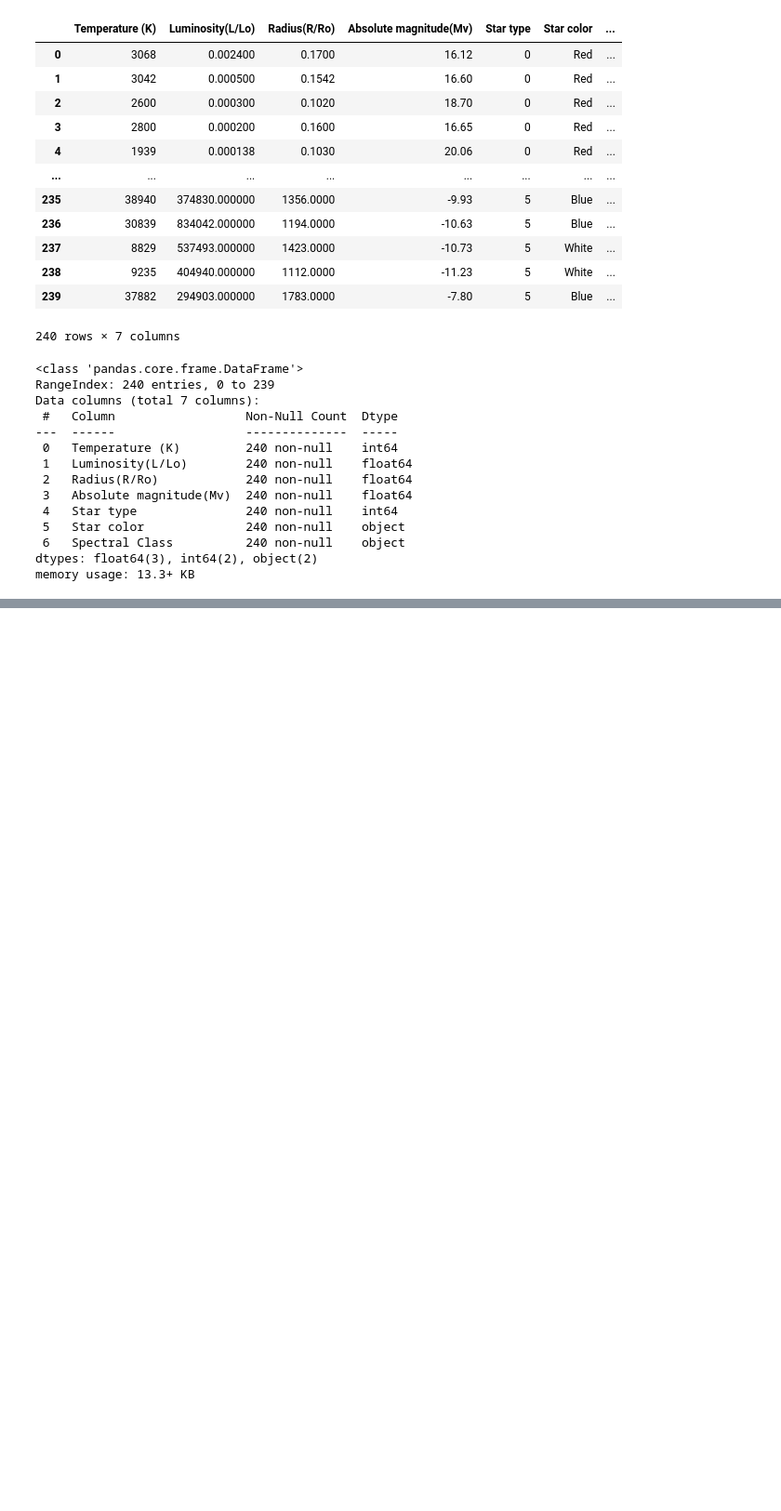
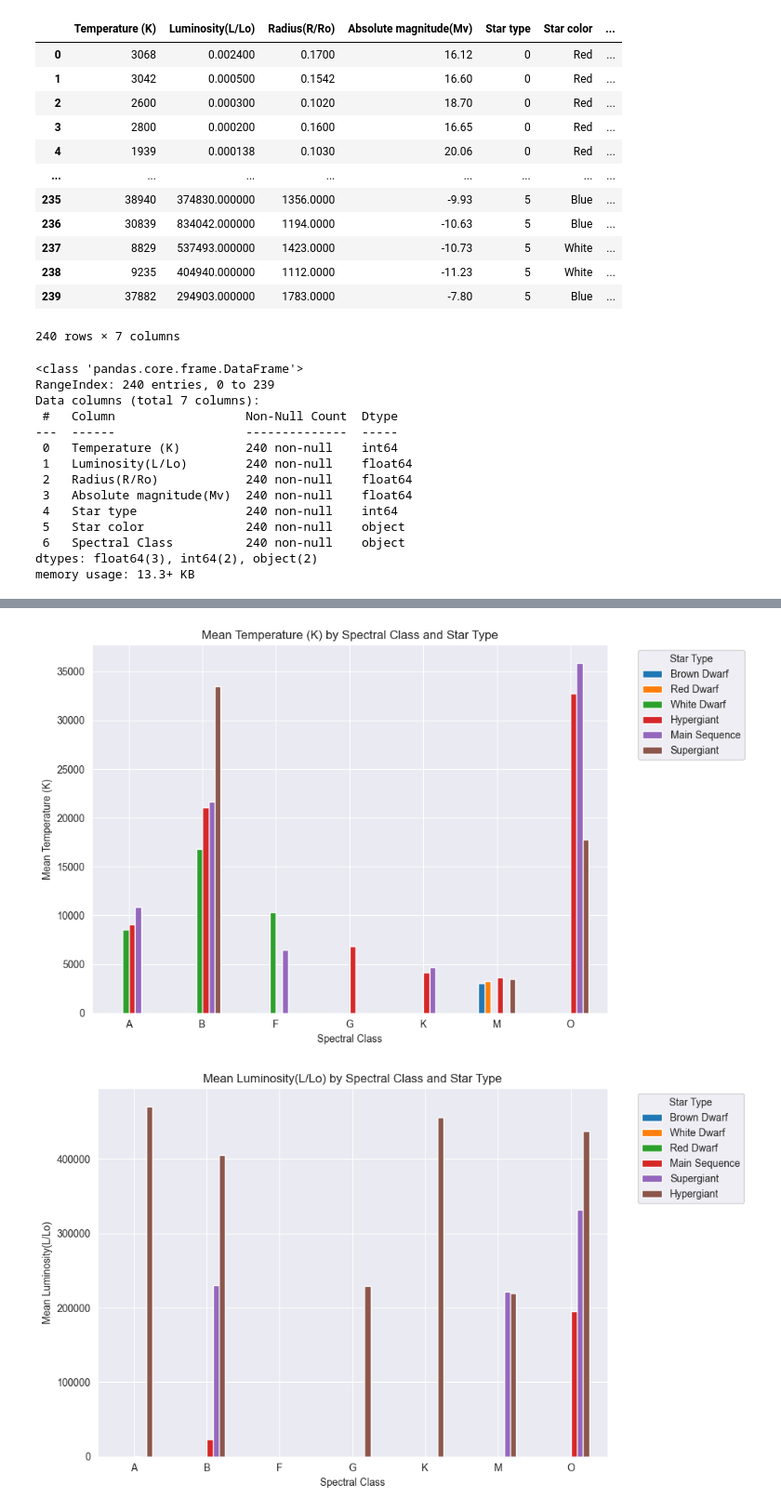
Before and after one commit to Sleepysloth99/Star_generation, a Jupyter notebook: Notebooks/01_EDA.ipynb, the cells around one changed output, grey strips where cells are left out. Shown at 93% size. Cells and saved outputs as stored; diff of their text form; code cells hidden in the pictures; blank space fills up the shorter version.

```diff
--- a/Notebooks/01_EDA.ipynb
+++ b/Notebooks/01_EDA.ipynb
@@ -65,0 +122,21 @@ memory usage: 13.3+ KB
+# %%
+for feature in features:
+    pivot = dataset.pivot_table(
+        index='Spectral Class',
+        columns='Star Type',
+        values=feature,
+        aggfunc='mean'
+    )
+    col_order = pivot.mean(axis=0).sort_values().index
+    pivot = pivot[col_order]
+
+    pivot.plot.bar(rot=0, figsize=(10,6))
+    plt.title(f'Mean {feature} by Spectral Class and Star Type')
+    plt.ylabel(f'Mean {feature}')
+    plt.xlabel('Spectral Class')
+    plt.legend(title='Star Type', bbox_to_anchor=(1.05, 1), loc='upper left')
+    plt.tight_layout()
+    plt.show()
+# %% [output]
+[figure, added]
+[figure, added]
```
Also changed, not shown: parts of 11 cells of this notebook, 1 other file.
